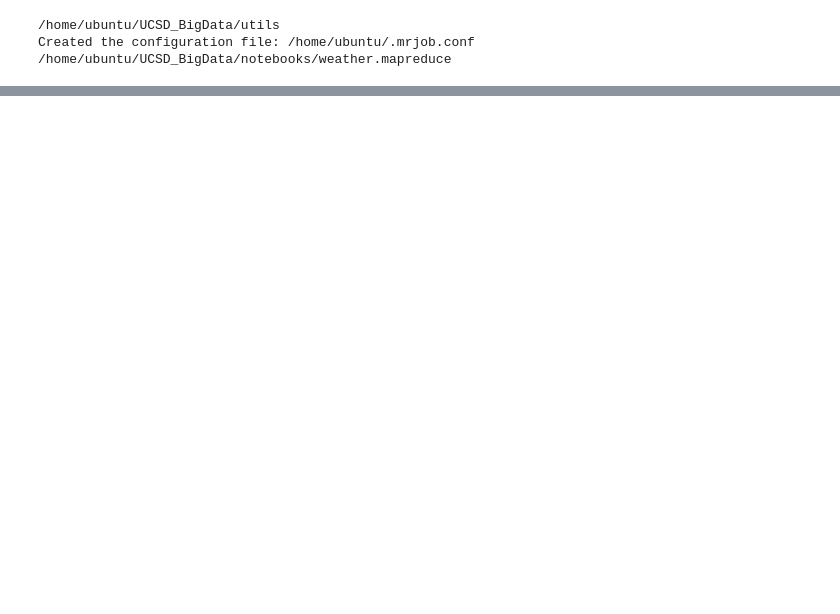
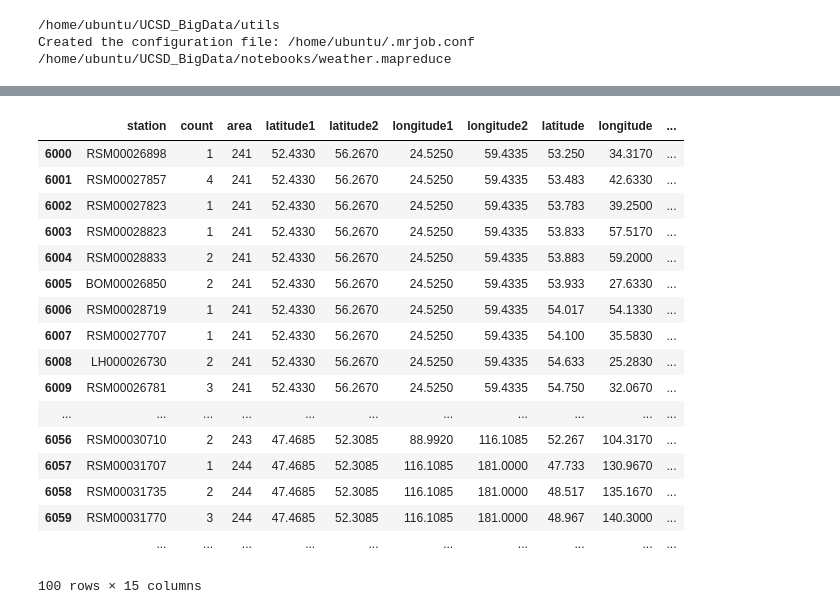
Before and after one commit to JiapengZhang/UCSD_BigData, a Jupyter notebook: notebooks/weather.mapreduce/assignment2.ipynb, the cells around one changed output, grey strips where cells are left out. Drawn from its saved outputs; the diff is of its cells as text; code cells hidden in the pictures; blank space fills up the shorter version.

```diff
--- a/notebooks/weather.mapreduce/assignment2.ipynb
+++ b/notebooks/weather.mapreduce/assignment2.ipynb
@@ -174,0 +390,8 @@ stations = pd.read_fwf('ghcnd-stations_buffered.txt', colspecs=colspecs, header=
+# %%
+Data = pd.read_csv('counted', header=None,names=['station','count','area','latitude1','latitude2','longitude1','longitude2'],delim_whitespace=True)
+Data['latitude1']=-90
+Data['latitude2']=91
+Data['longitude1']=-180
+Data['longitude2']=181
+Data['area']=0
+Data.head()
@@ -174,0 +406,3 @@ stations = pd.read_fwf('ghcnd-stations_buffered.txt', colspecs=colspecs, header=
+# %%
+stations.index='"'+stations.index+'"'
+staions.head()
@@ -174,0 +411,3 @@ stations = pd.read_fwf('ghcnd-stations_buffered.txt', colspecs=colspecs, header=
+# %%
+djoin=Data.join(stations,on='station')
+djoin.head()
@@ -178,0 +530,21 @@ ExceptionPexpect: Error! pty.fork() failed: [Errno 12] Cannot allocate memory
+# %%
+djoin[6000:6100]
+# %% [output]
+|  | station | count | area | latitude1 | latitude2 | longitude1 | longitude2 | latitude | longitude | ... |
+| 6000 | RSM00026898 | 1 | 241 | 52.4330 | 56.2670 | 24.5250 | 59.4335 | 53.250 | 34.3170 | ... |
+| 6001 | RSM00027857 | 4 | 241 | 52.4330 | 56.2670 | 24.5250 | 59.4335 | 53.483 | 42.6330 | ... |
+| 6002 | RSM00027823 | 1 | 241 | 52.4330 | 56.2670 | 24.5250 | 59.4335 | 53.783 | 39.2500 | ... |
+| 6003 | RSM00028823 | 1 | 241 | 52.4330 | 56.2670 | 24.5250 | 59.4335 | 53.833 | 57.5170 | ... |
+| 6004 | RSM00028833 | 2 | 241 | 52.4330 | 56.2670 | 24.5250 | 59.4335 | 53.883 | 59.2000 | ... |
+| 6005 | BOM00026850 | 2 | 241 | 52.4330 | 56.2670 | 24.5250 | 59.4335 | 53.933 | 27.6330 | ... |
+| 6006 | RSM00028719 | 1 | 241 | 52.4330 | 56.2670 | 24.5250 | 59.4335 | 54.017 | 54.1330 | ... |
+| 6007 | RSM00027707 | 1 | 241 | 52.4330 | 56.2670 | 24.5250 | 59.4335 | 54.100 | 35.5830 | ... |
+| 6008 | LH000026730 | 2 | 241 | 52.4330 | 56.2670 | 24.5250 | 59.4335 | 54.633 | 25.2830 | ... |
+| 6009 | RSM00026781 | 3 | 241 | 52.4330 | 56.2670 | 24.5250 | 59.4335 | 54.750 | 32.0670 | ... |
+| ... | ... | ... | ... | ... | ... | ... | ... | ... | ... | ... |
+| 6056 | RSM00030710 | 2 | 243 | 47.4685 | 52.3085 | 88.9920 | 116.1085 | 52.267 | 104.3170 | ... |
+| 6057 | RSM00031707 | 1 | 244 | 47.4685 | 52.3085 | 116.1085 | 181.0000 | 47.733 | 130.9670 | ... |
+| 6058 | RSM00031735 | 2 | 244 | 47.4685 | 52.3085 | 116.1085 | 181.0000 | 48.517 | 135.1670 | ... |
+| 6059 | RSM00031770 | 3 | 244 | 47.4685 | 52.3085 | 116.1085 | 181.0000 | 48.967 | 140.3000 | ... |
+|  | ... | ... | ... | ... | ... | ... | ... | ... | ... | ... |
+100 rows × 15 columns
```
Also changed, not shown: parts of 27 cells of this notebook, 2 other files.
